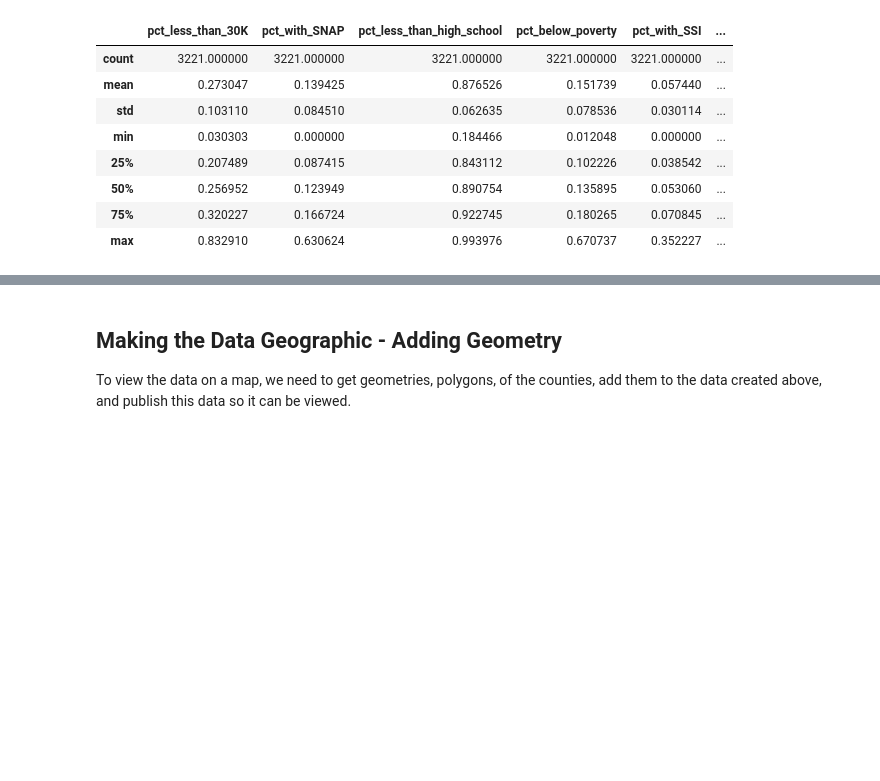
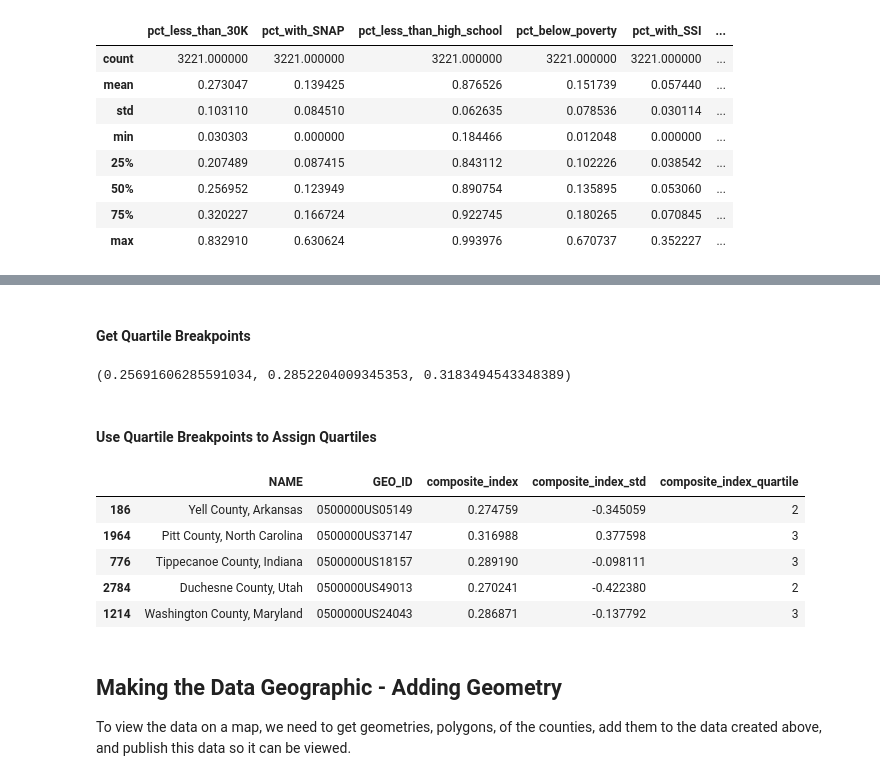
Before and after one commit to knu2xs/arcgis-economic-distress-index, a Jupyter notebook: notebooks/create-economic-distress-index-layer.ipynb, the cells around one changed output, grey strips where cells are left out. Saved outputs shown, nothing was run; the diff lists cells and outputs as text; code cells hidden in the pictures; blank space fills up the shorter version.

```diff
--- a/notebooks/create-economic-distress-index-layer.ipynb
+++ b/notebooks/create-economic-distress-index-layer.ipynb
@@ -551,9 +551,2 @@ df.describe()
 
 In addition to the basic descriptive statistics displayed above, we also can add a column for the standard deviation of our newly added composite index to better understand our new index.
-# %%
-std = df['composite_index'].std()
-mean = df['composite_index'].mean()
-
-df['composite_index_std'] = (df['composite_index'] - mean) / std
-
-df[['NAME', 'GEO_ID', 'composite_index', 'composite_index_std']].sample(5)
@@ -566,0 +553,12 @@ df[['NAME', 'GEO_ID', 'composite_index', 'composite_index_std']].sample(5)
+# %%
+col_nm = 'composite_index'
+
+desc_df = df.describe().transpose()
+
+std = desc_df.loc[col_nm, 'std']
+mean = desc_df.loc[col_nm, 'mean']
+
+std_col = f'{col_nm}_std'
+df[std_col] = (df[col_nm] - mean) / std
+
+df[['NAME', 'GEO_ID', col_nm, std_col]].sample(5)
@@ -567,3 +572,33 @@ df[['NAME', 'GEO_ID', 'composite_index', 'composite_index_std']].sample(5)
+# %% [markdown]
+#### Get Quartile Breakpoints
+# %%
+q25_val = desc_df.loc[col_nm, '25%']
+q50_val = desc_df.loc[col_nm, '50%']
+q75_val = desc_df.loc[col_nm, '75%']
+
+q25_val, q50_val, q75_val
+# %% [output]
+(0.25691606285591034, 0.2852204009345353, 0.3183494543348389)
+# %% [markdown]
+#### Use Quartile Breakpoints to Assign Quartiles
+# %%
+quartile_col = f'{col_nm}_quartile'
+
+df.loc[df[col_nm] <= q25_val, quartile_col] = 1
+df.loc[(df[col_nm] > q25_val) & (df[col_nm] <= q50_val), quartile_col] = 2
+df.loc[(df[col_nm] > q50_val) & (df[col_nm] <= q75_val), quartile_col] = 3
+df.loc[df[col_nm] > q75_val, quartile_col] = 4
+
+df[quartile_col] = df[quartile_col].astype('int64')
+
+df[['NAME', 'GEO_ID', col_nm, std_col, quartile_col]].sample(5)
+# %% [output]
+|  | NAME | GEO_ID | composite_index | composite_index_std | composite_index_quartile |
+| 186 | Yell County, Arkansas | 0500000US05149 | 0.274759 | -0.345059 | 2 |
+| 1964 | Pitt County, North Carolina | 0500000US37147 | 0.316988 | 0.377598 | 3 |
+| 776 | Tippecanoe County, Indiana | 0500000US18157 | 0.289190 | -0.098111 | 3 |
+| 2784 | Duchesne County, Utah | 0500000US49013 | 0.270241 | -0.422380 | 2 |
+| 1214 | Washington County, Maryland | 0500000US24043 | 0.286871 | -0.137792 | 3 |
 # %% [markdown]
 ## Making the Data Geographic - Adding Geometry
 
```
Also changed, not shown: parts of 4 cells of this notebook.
